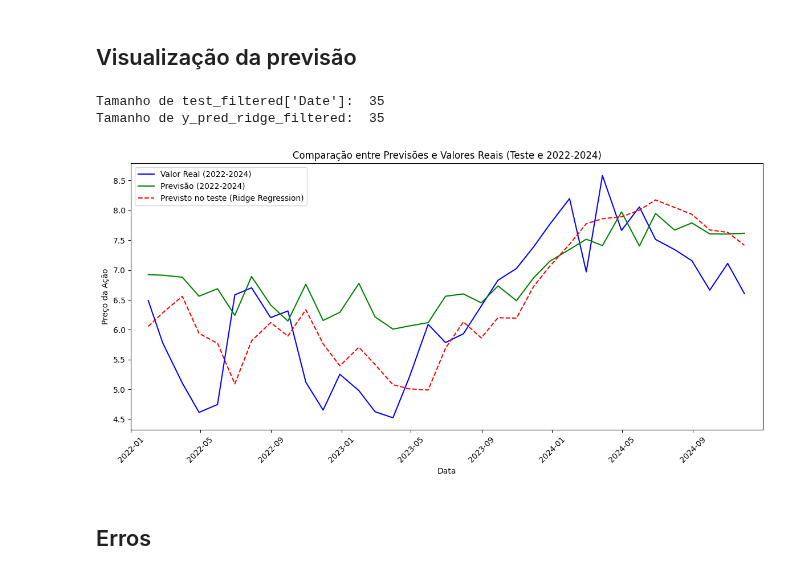
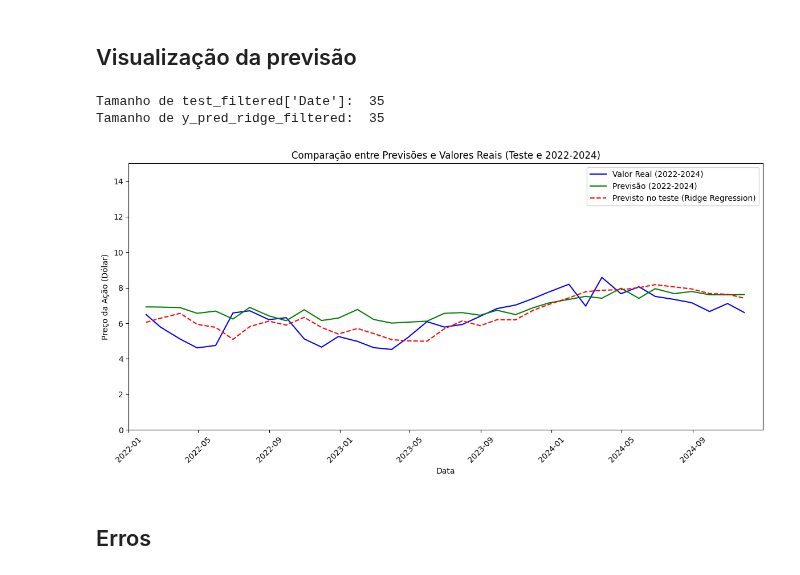
Before and after one commit to Juanpcsdev/Oil-Stock-Project, a Jupyter notebook: Notebooks/Analise/analisePreditiva_dolar.ipynb, the cells around one changed output. Saved outputs shown, nothing was run; the diff lists cells and outputs as text; code cells hidden in the pictures.

```diff
--- a/Notebooks/Analise/analisePreditiva_dolar.ipynb
+++ b/Notebooks/Analise/analisePreditiva_dolar.ipynb
@@ -1012,35 +1012,37 @@ if len(test_filtered['Date']) == len(y_pred_ridge_filtered):
 
     # Plotando os valores reais de 2022 a 2024 (com base no comparison_df)
     plt.plot(comparison_df_filtered['Date'], comparison_df_filtered['target_Real'], label='Valor Real (2022-2024)', color='blue')
     plt.plot(comparison_df_filtered['Date'], comparison_df_filtered['target_Predicted'], label='Previsão (2022-2024)', color='green')
 
     # Plotando as previsões feitas pelo modelo para o teste (Ridge Regression ou outro)
     plt.plot(test_filtered['Date'], y_pred_ridge_filtered, label='Previsto no teste (Ridge Regression)', linestyle='--', color='red')
 
     # Adicionando título e rótulos
     plt.legend()
     plt.title('Comparação entre Previsões e Valores Reais (Teste e 2022-2024)')
     plt.xlabel('Data')
-    plt.ylabel('Preço da Ação')
+    plt.ylabel('Preço da Ação (Dólar)')
+
+    plt.ylim(0, 15)
 
     # Ajustando a exibição das datas
     plt.xticks(rotation=45)
 
     # Ajuste para que os elementos não se sobreponham
     plt.tight_layout()
 
     # Ajustando o intervalo de tempo no eixo x
     plt.xlim(pd.to_datetime(start_date), pd.to_datetime(end_date))
 
     # Mostrar o gráfico
     plt.show()
 
 else:
     print("Erro: As dimensões de 'test_filtered['Date']' e 'y_pred_ridge' não coincidem!")
 # %% [output]
 Tamanho de test_filtered['Date']:  35
 Tamanho de y_pred_ridge_filtered:  35
-[figure, old version]
+[figure, new version]
 # %% [markdown]
 ## Erros
 # %%
```
Also changed, not shown: 2 other files.
